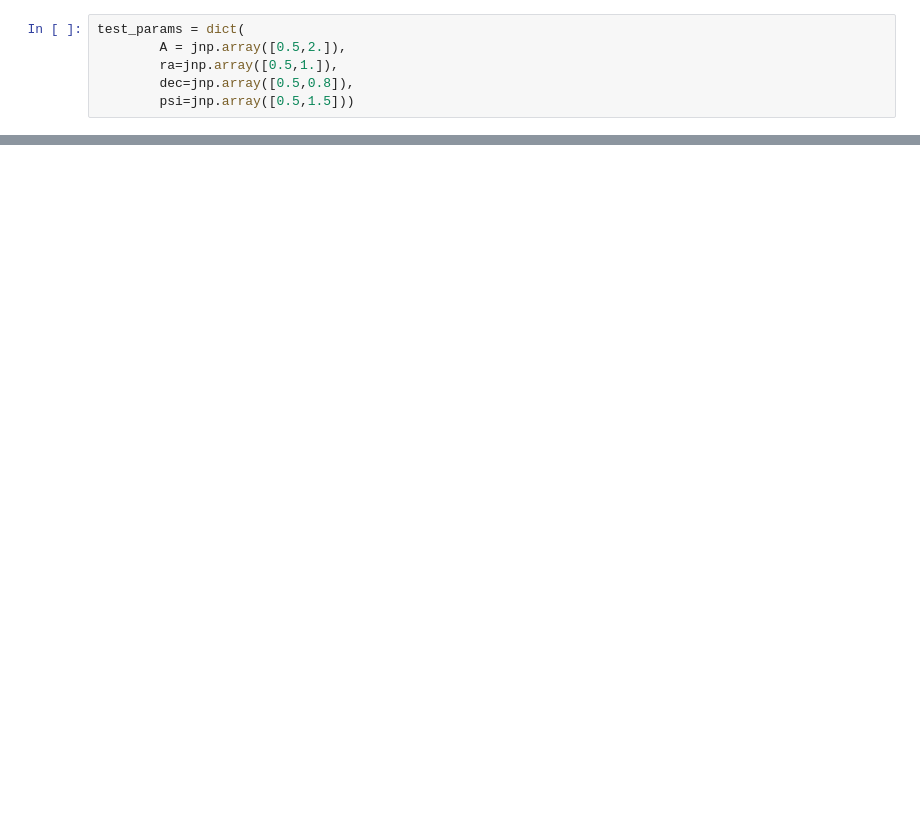
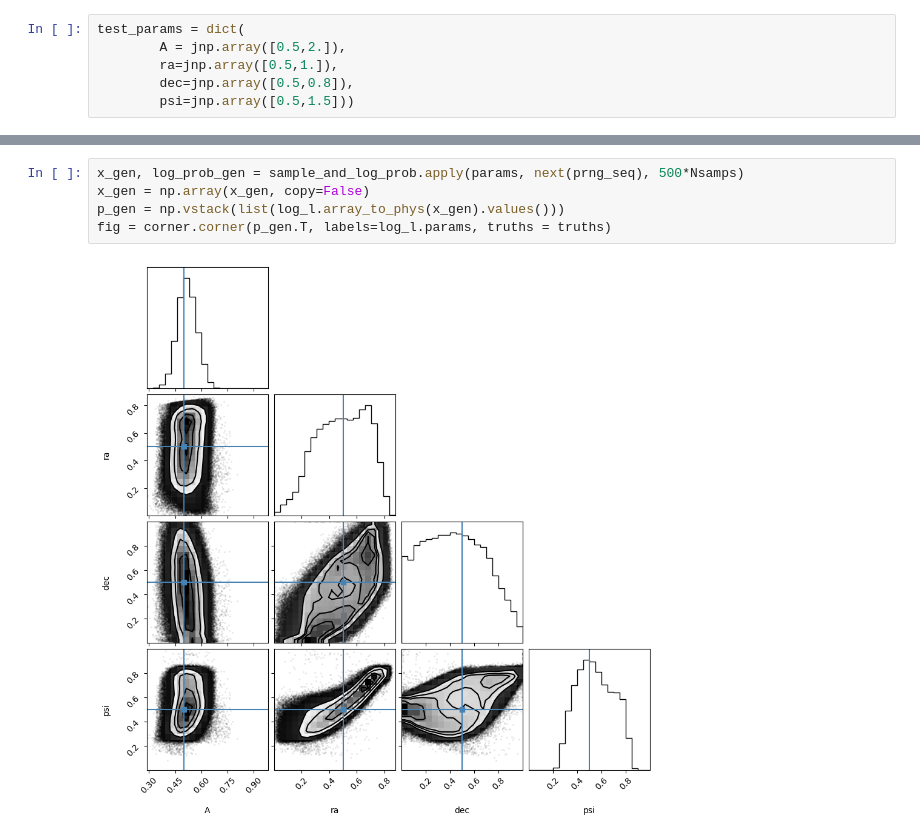
Before and after one commit to dominika-zieba/VI, a Jupyter notebook: sine_gaussian_jax.ipynb, the cells around one changed output, grey strips where cells are left out. Drawn from its saved outputs; the diff is of its cells as text; blank space fills up the shorter version.

```diff
--- a/sine_gaussian_jax.ipynb
+++ b/sine_gaussian_jax.ipynb
@@ -332,0 +338,7 @@ KeyboardInterrupt:
+# %%
+x_gen, log_prob_gen = sample_and_log_prob.apply(params, next(prng_seq), 500*Nsamps)
+x_gen = np.array(x_gen, copy=False)
+p_gen = np.vstack(list(log_l.array_to_phys(x_gen).values()))
+fig = corner.corner(p_gen.T, labels=log_l.params, truths = truths)
+# %% [output]
+[figure, added]
```
Also changed, not shown: parts of 31 cells of this notebook.
